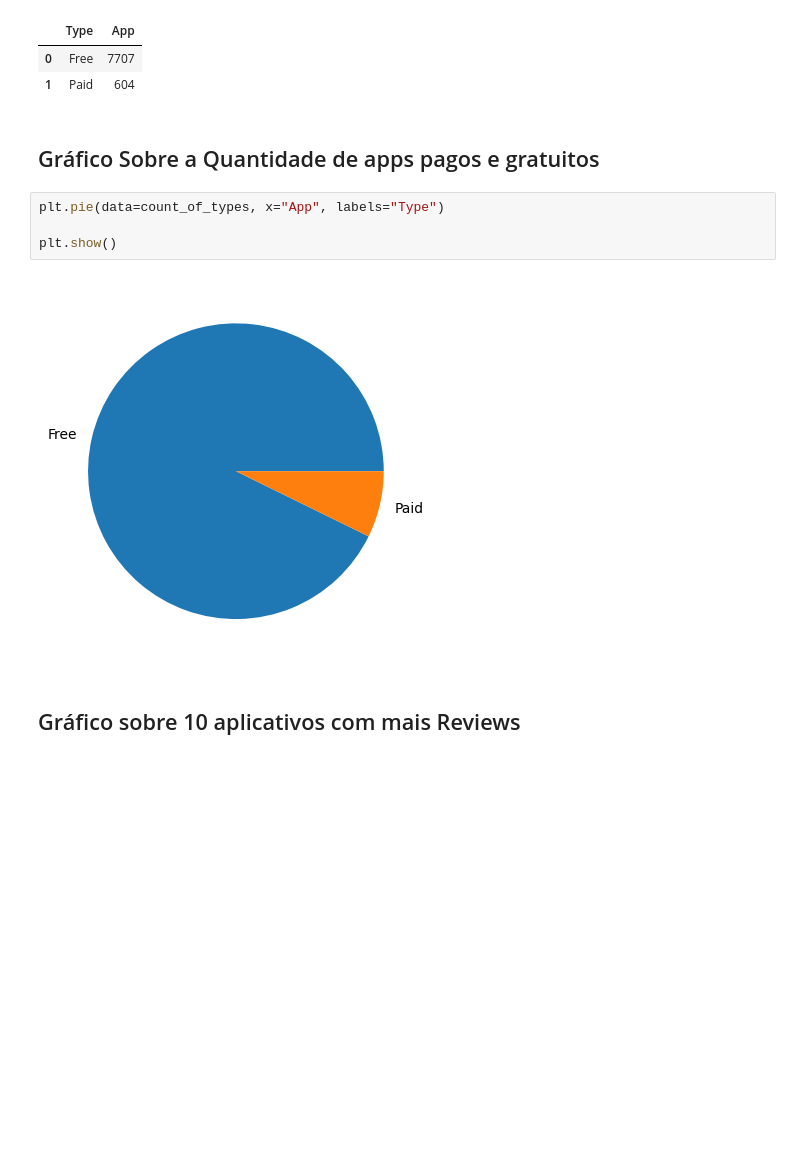
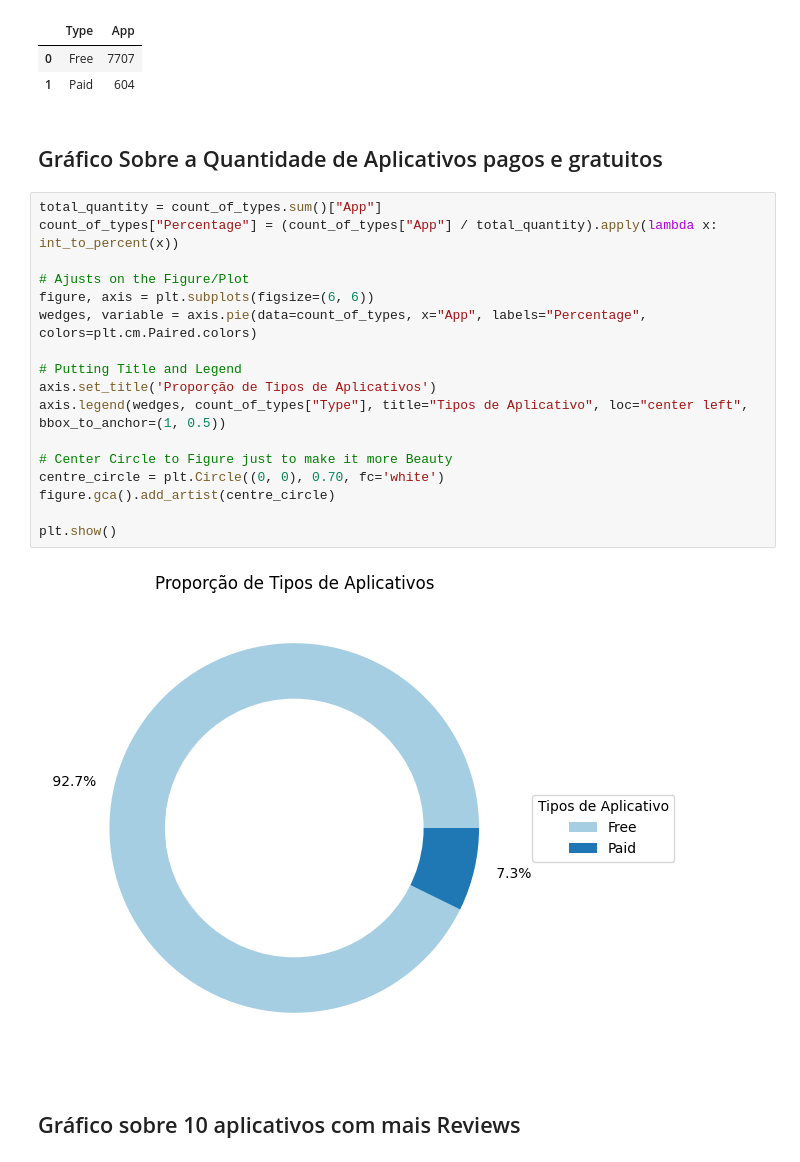
Before and after one commit to YuzuruTK/private-pb-gabriel, a Jupyter notebook: Sprint 3/Desafio/challenge.ipynb, the cells around one changed output. Drawn from its saved outputs; the diff is of its cells as text; blank space fills up the shorter version.

```diff
--- a/Sprint 3/Desafio/challenge.ipynb
+++ b/Sprint 3/Desafio/challenge.ipynb
@@ -118,12 +170,25 @@ count_of_types.head(100)
 | 0 | Free | 7707 |
 | 1 | Paid | 604 |
 # %% [markdown]
-## Gráfico Sobre a Quantidade de apps pagos e gratuitos
+## Gráfico Sobre a Quantidade de Aplicativos pagos e gratuitos
-# %%
-plt.pie(data=count_of_types, x="App", labels="Type")
-
-plt.show()
-# %% [output]
-[figure, removed]
+# %%
+total_quantity = count_of_types.sum()["App"]
+count_of_types["Percentage"] = (count_of_types["App"] / total_quantity).apply(lambda x: int_to_percent(x))
+
+# Ajusts on the Figure/Plot
+figure, axis = plt.subplots(figsize=(6, 6))
+wedges, variable = axis.pie(data=count_of_types, x="App", labels="Percentage", colors=plt.cm.Paired.colors)
+
+# Putting Title and Legend
+axis.set_title('Proporção de Tipos de Aplicativos')
+axis.legend(wedges, count_of_types["Type"], title="Tipos de Aplicativo", loc="center left", bbox_to_anchor=(1, 0.5))
+
+# Center Circle to Figure just to make it more Beauty
+centre_circle = plt.Circle((0, 0), 0.70, fc='white')
+figure.gca().add_artist(centre_circle)
+
+plt.show()
+# %% [output]
+[figure, added]
 # %% [markdown]
 ## Gráfico sobre 10 aplicativos com mais Reviews
```
Also changed, not shown: parts of 14 cells of this notebook.
